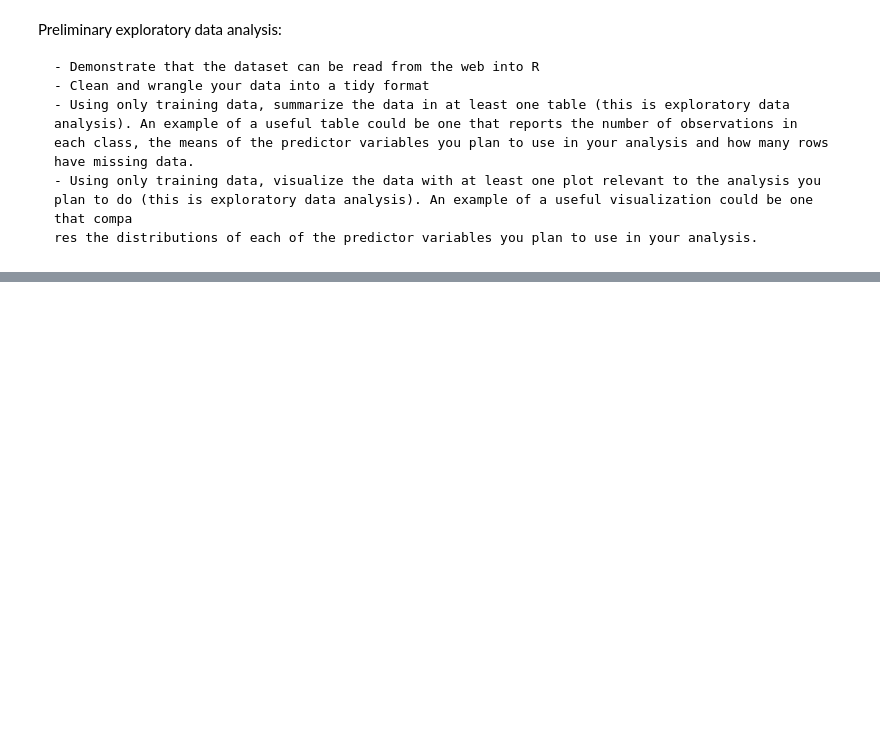
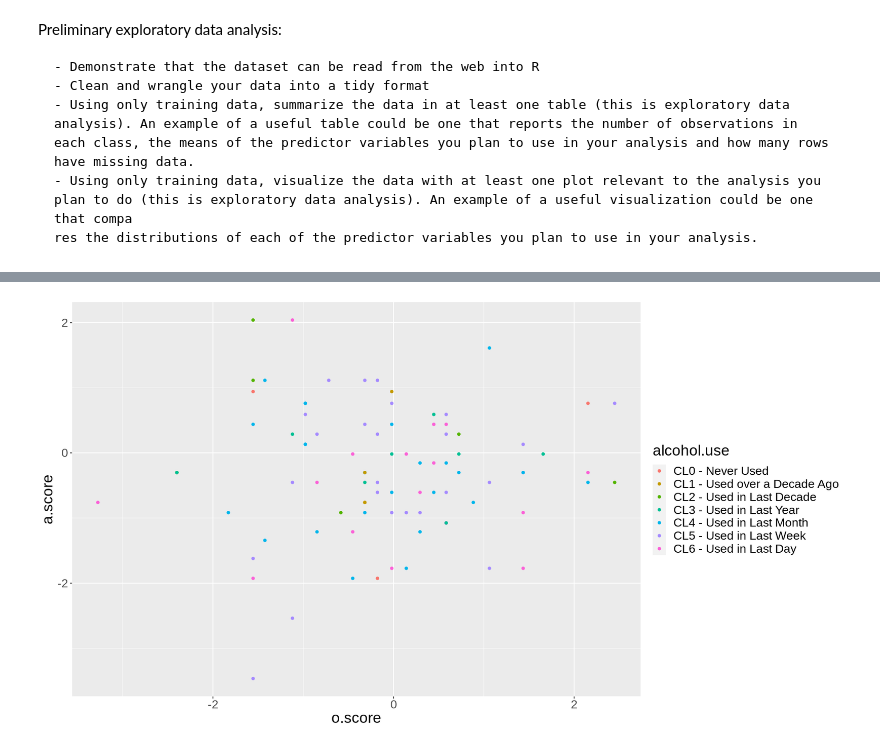
Before and after one commit to a-nguyen-1/DSCI100Project-Group117, a Jupyter notebook: gpp-Anne.ipynb, the cells around one changed output, grey strips where cells are left out. Cells and saved outputs as stored; diff of their text form; code cells hidden in the pictures; blank space fills up the shorter version.

Commit message:
Added plot for scores and usage

```diff
--- a/gpp-Anne.ipynb
+++ b/gpp-Anne.ipynb
@@ -131,0 +133,11 @@ A tibble: 1 × 7
+# %%
+drug_group <- drug_data |>
+    filter(country == "Canada")
+options(repr.plot.width = 15, repr.plot.height = 8)
+drug_plot2 <- drug_group |>
+    ggplot(aes(x = o.score, y = a.score, colour = alcohol.use)) +
+    geom_point() +
+    theme(text = element_text(size = 20))
+drug_plot2
+# %% [output]
+[figure, added]
```
Also changed, not shown: parts of 3 cells of this notebook.
